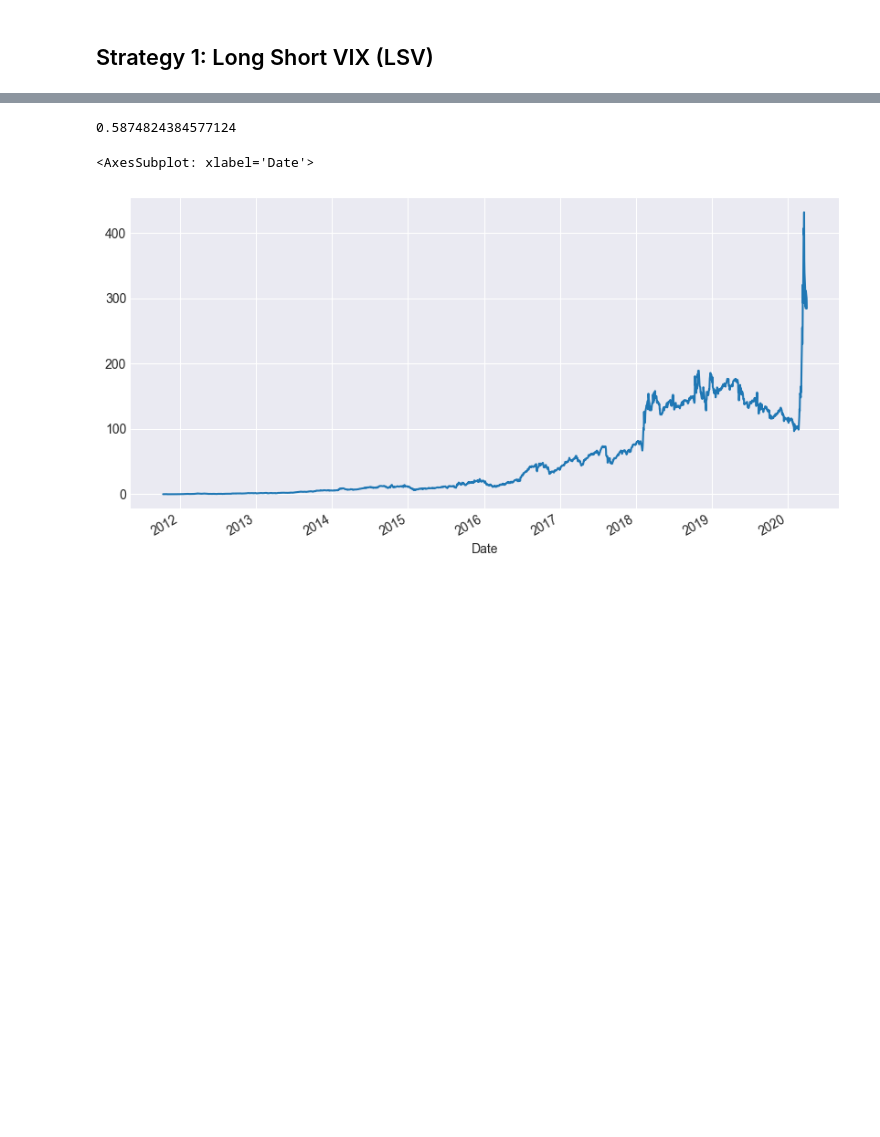
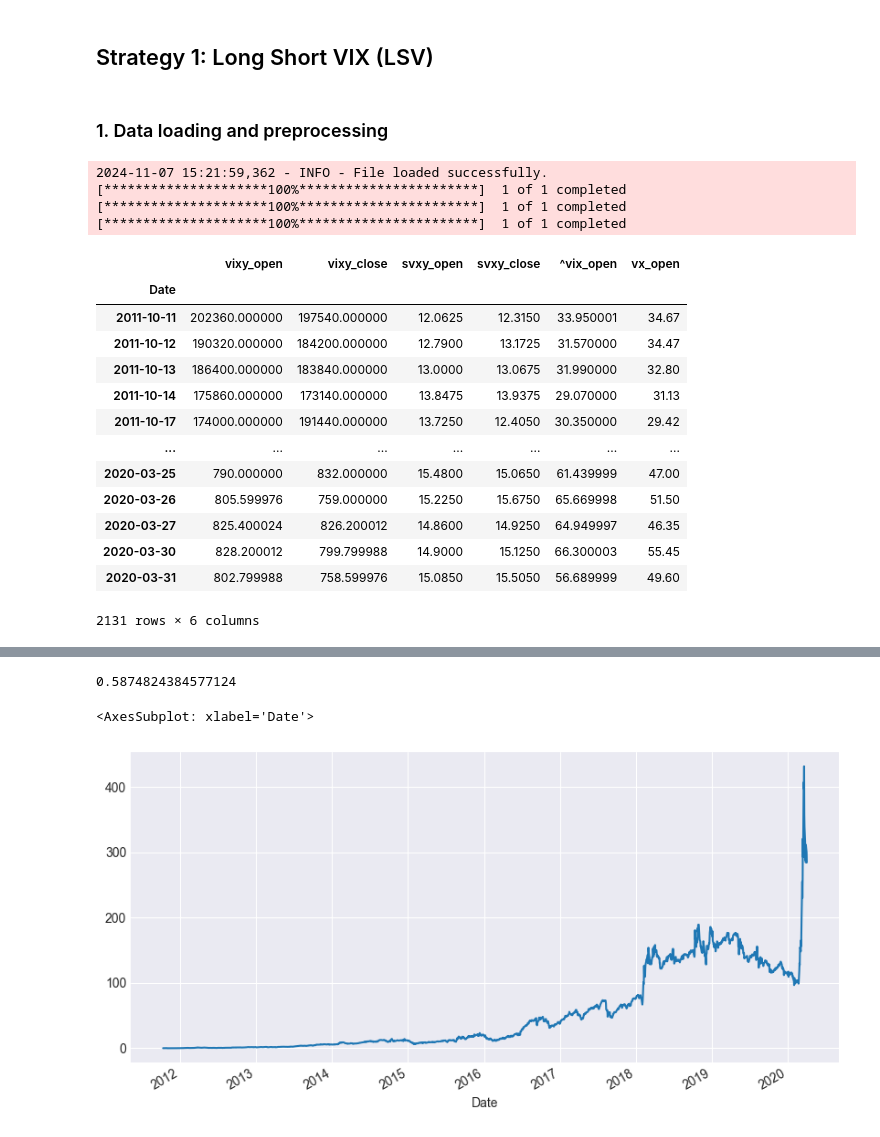
Before and after one commit to peterchettiar/trading-volatility, a Jupyter notebook: trading_vol_strat_research.ipynb, the cells around one changed output, grey strips where cells are left out. Cells and saved outputs as stored; diff of their text form; code cells hidden in the pictures; blank space fills up the shorter version.

```diff
--- a/trading_vol_strat_research.ipynb
+++ b/trading_vol_strat_research.ipynb
@@ -79,2 +22,4 @@ data.head(20)
 # %% [markdown]
 ## Strategy 1: Long Short VIX (LSV)
+# %% [markdown]
+### 1. Data loading and preprocessing
@@ -80,0 +30,28 @@ data.head(20)
+# %%
+vol_trader = TradingVolatility(volatility_assets=vol_tickers,
+                               volatility_indices=vol_indices)
+
+# Historical data for 1-month VIX futures cannot be retreived using Yahoo Finanace API, hence manual upload
+vol_trader.get_data(start_date="2011-10-11",
+                    end_date="2020-04-01",
+                    col_rename='vx_open',
+                    manual_loading="S&P 500 VIX Futures Historical Data.csv")
+# %% [output]
+2024-11-07 15:21:59,362 - INFO - File loaded successfully.
+[*********************100%***********************]  1 of 1 completed
+[*********************100%***********************]  1 of 1 completed
+[*********************100%***********************]  1 of 1 completed
+|  | vixy_open | vixy_close | svxy_open | svxy_close | ^vix_open | vx_open |
+| Date |  |  |  |  |  |  |
+| 2011-10-11 | 202360.000000 | 197540.000000 | 12.0625 | 12.3150 | 33.950001 | 34.67 |
+| 2011-10-12 | 190320.000000 | 184200.000000 | 12.7900 | 13.1725 | 31.570000 | 34.47 |
+| 2011-10-13 | 186400.000000 | 183840.000000 | 13.0000 | 13.0675 | 31.990000 | 32.80 |
+| 2011-10-14 | 175860.000000 | 173140.000000 | 13.8475 | 13.9375 | 29.070000 | 31.13 |
+| 2011-10-17 | 174000.000000 | 191440.000000 | 13.7250 | 12.4050 | 30.350000 | 29.42 |
+| ... | ... | ... | ... | ... | ... | ... |
+| 2020-03-25 | 790.000000 | 832.000000 | 15.4800 | 15.0650 | 61.439999 | 47.00 |
+| 2020-03-26 | 805.599976 | 759.000000 | 15.2250 | 15.6750 | 65.669998 | 51.50 |
+| 2020-03-27 | 825.400024 | 826.200012 | 14.8600 | 14.9250 | 64.949997 | 46.35 |
+| 2020-03-30 | 828.200012 | 799.799988 | 14.9000 | 15.1250 | 66.300003 | 55.45 |
+| 2020-03-31 | 802.799988 | 758.599976 | 15.0850 | 15.5050 | 56.689999 | 49.60 |
+2131 rows × 6 columns
```
Also changed, not shown: parts of 16 cells of this notebook, 1 other file.
